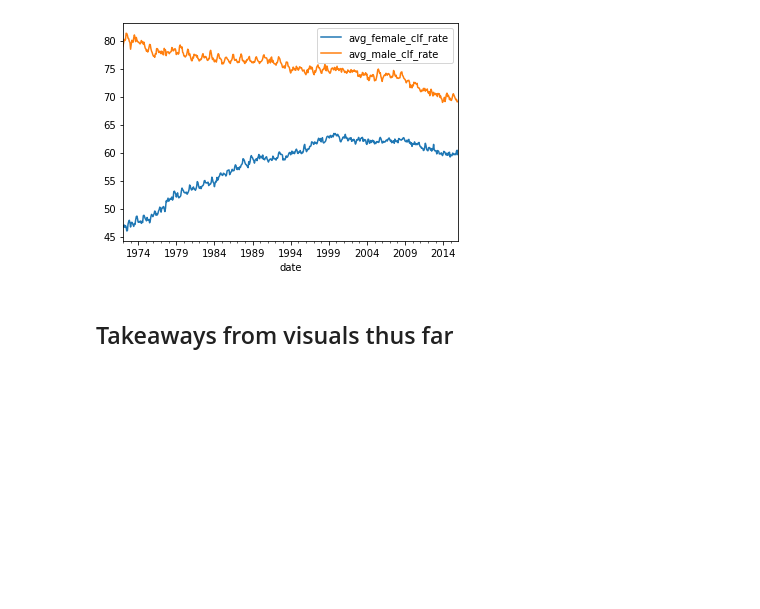
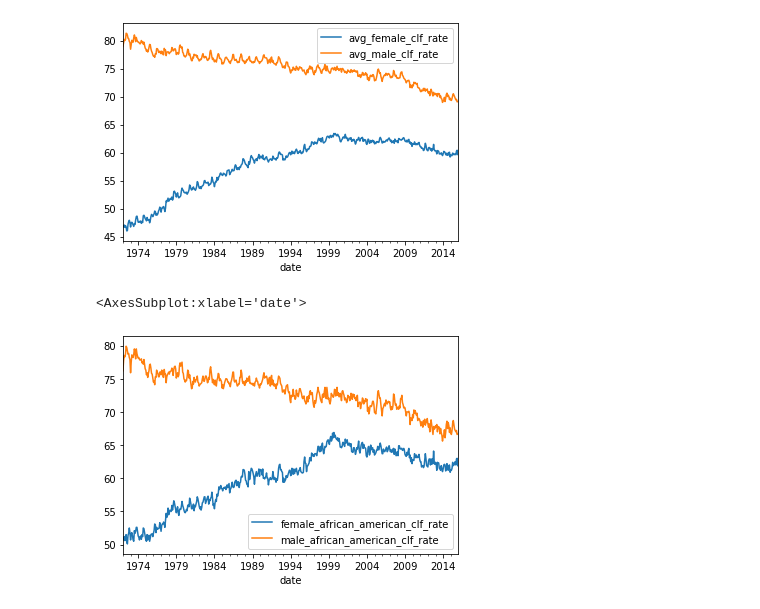
Before and after one commit to BraedenWright/individual-project, a Jupyter notebook: labor_aquire_and_explore.ipynb, the cells around one changed output. Saved outputs shown, nothing was run; the diff lists cells and outputs as text; code cells hidden in the pictures; blank space fills up the shorter version.

```diff
--- a/labor_aquire_and_explore.ipynb
+++ b/labor_aquire_and_explore.ipynb
@@ -335,5 +425,9 @@ df[civ_labor].plot()
 # %% [output]
 <AxesSubplot:xlabel='date'>
 [figure]
-# %% [markdown]
-## Takeaways from visuals thus far
+# %%
+aa_clf = ['female_african_american_clf_rate', 'male_african_american_clf_rate']
+df[aa_clf].plot()
+# %% [output]
+<AxesSubplot:xlabel='date'>
+[figure, added]
```
Also changed, not shown: parts of 12 cells of this notebook, 3 other files.
